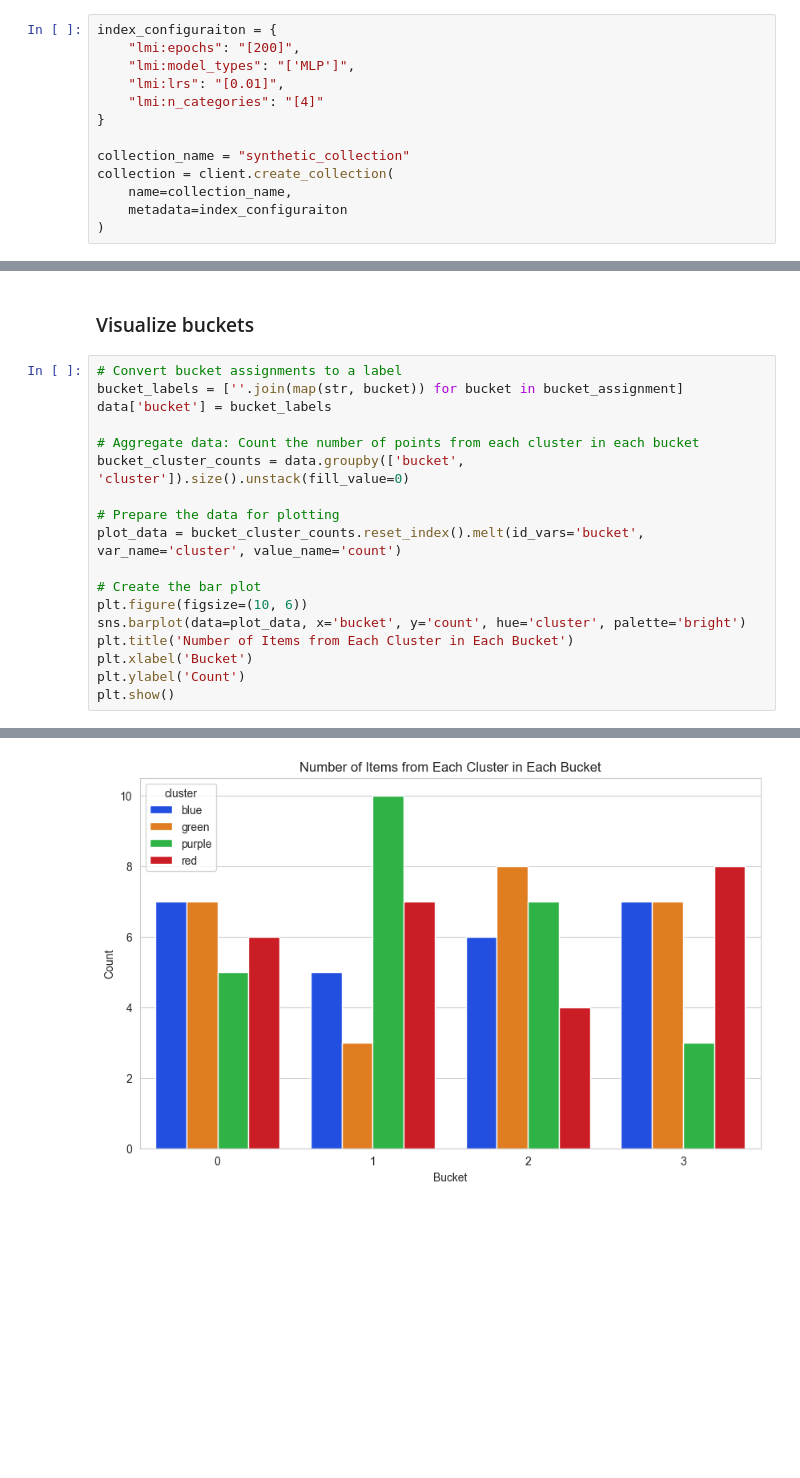
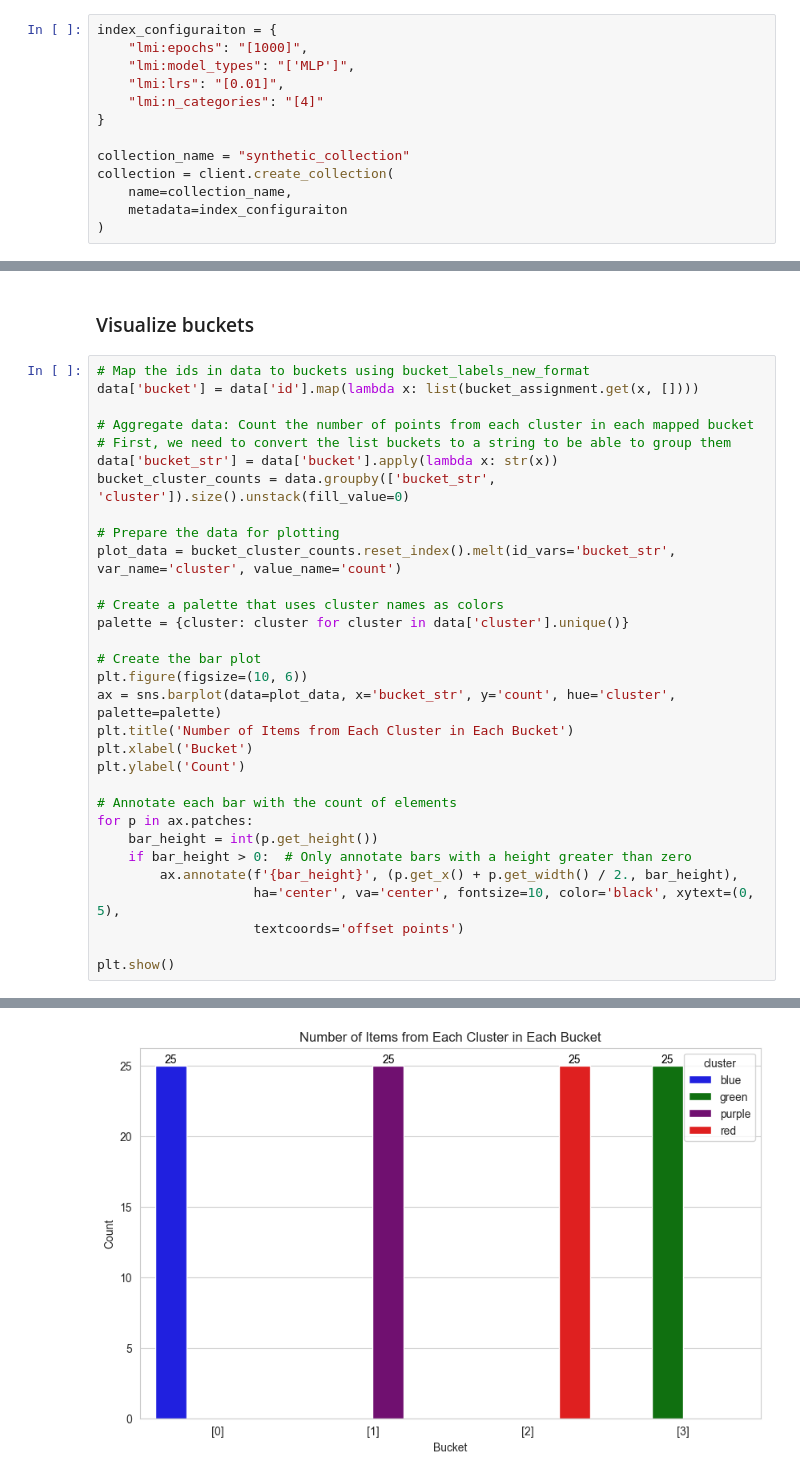
Before and after one commit to Zovi343/lvd, a Jupyter notebook: lmi_examples/query_synthetic.ipynb, the cells around one changed output, grey strips where cells are left out. Cells and saved outputs as stored; diff of their text form; blank space fills up the shorter version.

Commit message:
Fix bucket_assignment incorrect mapping

```diff
--- a/lmi_examples/query_synthetic.ipynb
+++ b/lmi_examples/query_synthetic.ipynb
@@ -16,6 +39,6 @@ client.list_collections()
 # %%
 index_configuraiton = {
-    "lmi:epochs": "[200]",
+    "lmi:epochs": "[1000]",
     "lmi:model_types": "['MLP']",
     "lmi:lrs": "[0.01]",
     "lmi:n_categories": "[4]"
@@ -51,21 +74,34 @@ Time taken to build: 0.765509843826294; Time taken to cluster: 0.010366439819335
 # %% [markdown]
 ### Visualize buckets
 # %%
-# Convert bucket assignments to a label
-bucket_labels = [''.join(map(str, bucket)) for bucket in bucket_assignment]
-data['bucket'] = bucket_labels
+# Map the ids in data to buckets using bucket_labels_new_format
+data['bucket'] = data['id'].map(lambda x: list(bucket_assignment.get(x, [])))
 
-# Aggregate data: Count the number of points from each cluster in each bucket
-bucket_cluster_counts = data.groupby(['bucket', 'cluster']).size().unstack(fill_value=0)
+# Aggregate data: Count the number of points from each cluster in each mapped bucket
+# First, we need to convert the list buckets to a string to be able to group them
+data['bucket_str'] = data['bucket'].apply(lambda x: str(x))
+bucket_cluster_counts = data.groupby(['bucket_str', 'cluster']).size().unstack(fill_value=0)
 
 # Prepare the data for plotting
-plot_data = bucket_cluster_counts.reset_index().melt(id_vars='bucket', var_name='cluster', value_name='count')
+plot_data = bucket_cluster_counts.reset_index().melt(id_vars='bucket_str', var_name='cluster', value_name='count')
+
+# Create a palette that uses cluster names as colors
+palette = {cluster: cluster for cluster in data['cluster'].unique()}
 
 # Create the bar plot
 plt.figure(figsize=(10, 6))
-sns.barplot(data=plot_data, x='bucket', y='count', hue='cluster', palette='bright')
+ax = sns.barplot(data=plot_data, x='bucket_str', y='count', hue='cluster', palette=palette)
 plt.title('Number of Items from Each Cluster in Each Bucket')
 plt.xlabel('Bucket')
 plt.ylabel('Count')
+
+# Annotate each bar with the count of elements
+for p in ax.patches:
+    bar_height = int(p.get_height())
+    if bar_height > 0:  # Only annotate bars with a height greater than zero
+        ax.annotate(f'{bar_height}', (p.get_x() + p.get_width() / 2., bar_height),
+                    ha='center', va='center', fontsize=10, color='black', xytext=(0, 5),
+                    textcoords='offset points')
+
 plt.show()
 # %% [output]
@@ -74,2 +108,2 @@ plt.show()
-[figure, old version]
+[figure, new version]
 # %%
```
Also changed, not shown: parts of 10 cells of this notebook, 8 other files.
